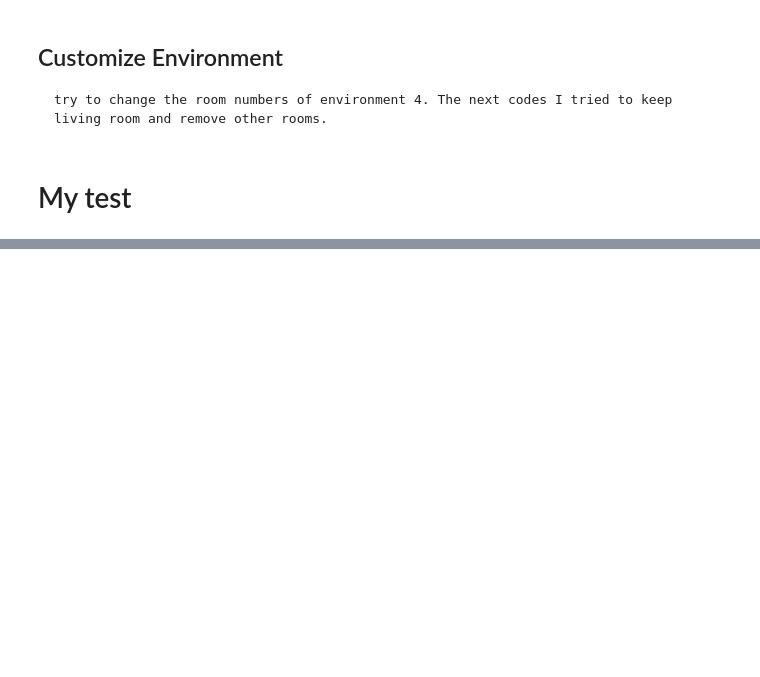
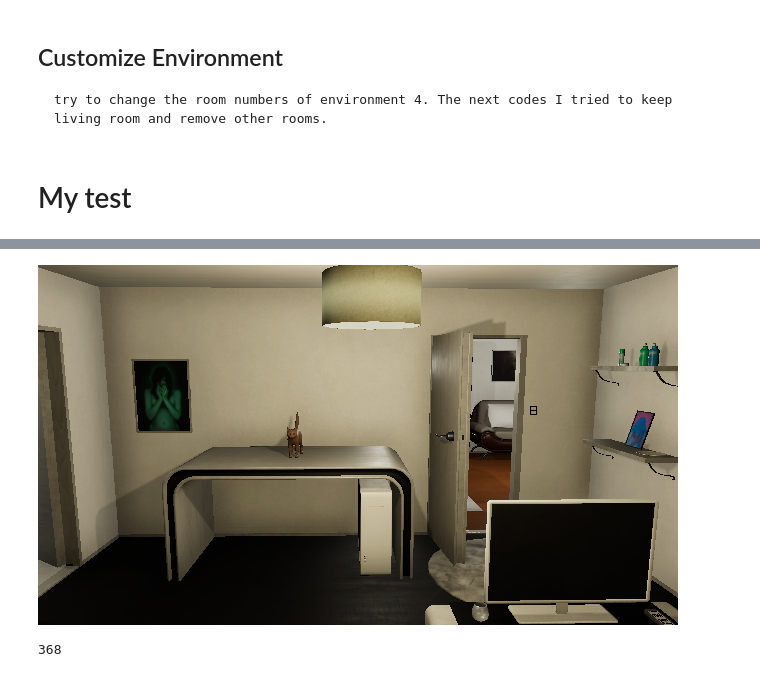
Before and after one commit to Brookzq/virtualhome, a Jupyter notebook: virtualhome/demo/my_dataset.ipynb, the cells around one changed output, grey strips where cells are left out. Drawn from its saved outputs; the diff is of its cells as text; code cells hidden in the pictures; blank space fills up the shorter version.

```diff
--- a/virtualhome/demo/my_dataset.ipynb
+++ b/virtualhome/demo/my_dataset.ipynb
@@ -349,0 +279,60 @@ Input #0, image2, from '../simulation/unity_simulator/linux_exec/Output//test/0/
+# %%
+comm.reset(4)
+s, g = comm.environment_graph()
+# Remove stuff from the table and add the character
+desk = [node for node in g['nodes'] if node['class_name'] == 'desk'][0]
+# mouse = [node for node in g['nodes'] if node['class_name'] == 'mouse'][0]
+# mouse_id = mouse['id']
+desk_id = desk['id']
+
+objects_on_desk = [edge['from_id'] for edge in g['edges']
+                    if edge['to_id'] == desk['id'] and edge['relation_type'] == 'ON']
+
+objects_on_desk.append(28)
+
+new_graph = {
+    'nodes': [node for node in g['nodes'] if node['id'] not in objects_on_desk],
+    'edges': [edge for edge in g['edges'] if edge['from_id'] not in objects_on_desk and
+                                             edge['to_id'] not in objects_on_desk]
+}
+
+add_node(new_graph, {'class_name': 'Cat',
+                   'category': 'Animials',
+                   'id': 1000,
+                   'properties': [],
+                   'states': []})
+add_edge(new_graph, 1000, 'ON', desk_id)
+
+comm.expand_scene(new_graph)
+
+s, g = comm.environment_graph()
+imgs_prev = get_scene_cameras(comm, [4])
+display_grid_img(imgs_prev, nrows=1)
+# %% [output]
+[figure, added]
+# %%
+comm.add_character('chars/Female2', initial_room='livingroom')
+
+s, g = comm.environment_graph()
+cat_id = [node['id'] for node in g['nodes'] if node['class_name'] == 'cat'][0]
+print(cat_id)
+
+
+script = ['<char0> [Walk] <desk> ({})'.format(29),
+          '<char0> [Find] <cat> ({})'.format(cat_id),
+          '<char0> [Grab] <cat> ({})'.format(cat_id),
+          '<char0> [Walk] <sofa> ({})'.format(27),
+          '<char0> [Sit] <sofa> ({})'.format(27)]
+
+s, m = comm.render_script(script,
+                          processing_time_limit=60,
+                          find_solution=False,
+                          image_width=320,
+                          image_height=240,
+                          skip_animation=False,
+                          recording=True,
+                          save_pose_data=True,
+                          file_name_prefix='test',
+                          camera_mode=['FIRST_PERSON'])
+# %% [output]
+368
```
Also changed, not shown: parts of 9 cells of this notebook.
